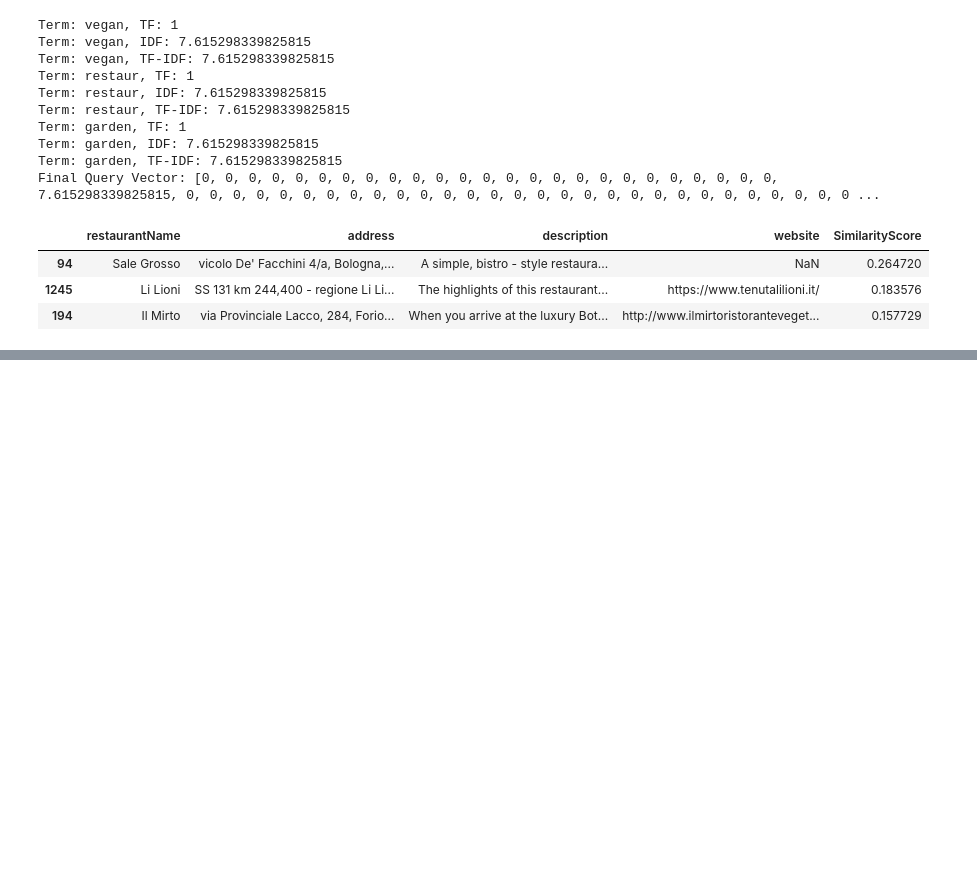
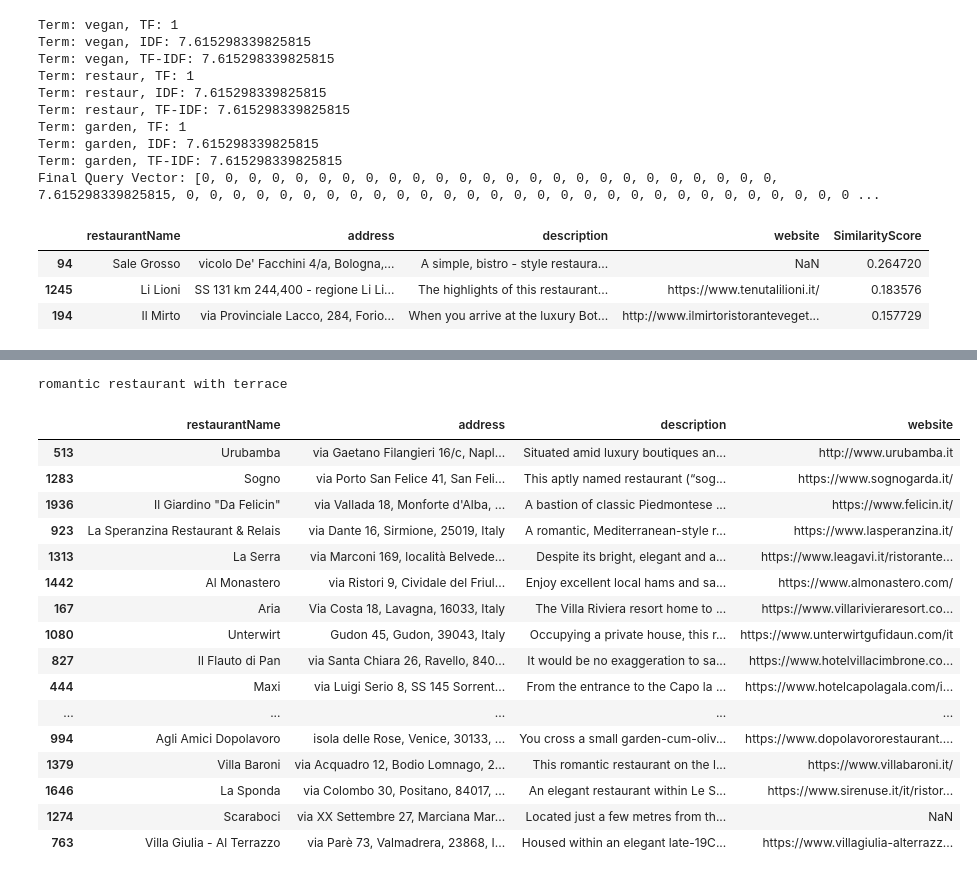
Before and after one commit to saifali03/ADM_HW3, a Jupyter notebook: main.ipynb, the cells around one changed output, grey strips where cells are left out. Cells and saved outputs as stored; diff of their text form; code cells hidden in the pictures; blank space fills up the shorter version.

```diff
--- a/main.ipynb
+++ b/main.ipynb
@@ -732,0 +782,21 @@ Final Query Vector: [0, 0, 0, 0, 0, 0, 0, 0, 0, 0, 0, 0, 0, 0, 0, 0, 0, 0, 0, 0,
+# %%
+conjuntive_query('romantic restaurant with terrace', vocabulary, inverted_index)
+# %% [output]
+romantic restaurant with terrace
+|  | restaurantName | address | description | website |
+| 513 | Urubamba | via Gaetano Filangieri 16/c, Napl... | Situated amid luxury boutiques an... | http://www.urubamba.it |
+| 1283 | Sogno | via Porto San Felice 41, San Feli... | This aptly named restaurant (“sog... | https://www.sognogarda.it/ |
+| 1936 | Il Giardino "Da Felicin" | via Vallada 18, Monforte d'Alba, ... | A bastion of classic Piedmontese ... | https://www.felicin.it/ |
+| 923 | La Speranzina Restaurant & Relais | via Dante 16, Sirmione, 25019, Italy | A romantic, Mediterranean-style r... | https://www.lasperanzina.it/ |
+| 1313 | La Serra | via Marconi 169, località Belvede... | Despite its bright, elegant and a... | https://www.leagavi.it/ristorante... |
+| 1442 | Al Monastero | via Ristori 9, Cividale del Friul... | Enjoy excellent local hams and sa... | https://www.almonastero.com/ |
+| 167 | Aria | Via Costa 18, Lavagna, 16033, Italy | The Villa Riviera resort home to ... | https://www.villarivieraresort.co... |
+| 1080 | Unterwirt | Gudon 45, Gudon, 39043, Italy | Occupying a private house, this r... | https://www.unterwirtgufidaun.com/it |
+| 827 | Il Flauto di Pan | via Santa Chiara 26, Ravello, 840... | It would be no exaggeration to sa... | https://www.hotelvillacimbrone.co... |
+| 444 | Maxi | via Luigi Serio 8, SS 145 Sorrent... | From the entrance to the Capo la ... | https://www.hotelcapolagala.com/i... |
+| ... | ... | ... | ... | ... |
+| 994 | Agli Amici Dopolavoro | isola delle Rose, Venice, 30133, ... | You cross a small garden-cum-oliv... | https://www.dopolavororestaurant.... |
+| 1379 | Villa Baroni | via Acquadro 12, Bodio Lomnago, 2... | This romantic restaurant on the l... | https://www.villabaroni.it/ |
+| 1646 | La Sponda | via Colombo 30, Positano, 84017, ... | An elegant restaurant within Le S... | https://www.sirenuse.it/it/ristor... |
+| 1274 | Scaraboci | via XX Settembre 27, Marciana Mar... | Located just a few metres from th... | NaN |
+| 763 | Villa Giulia - Al Terrazzo | via Parè 73, Valmadrera, 23868, I... | Housed within an elegant late-19C... | https://www.villagiulia-alterrazz... |
```
Also changed, not shown: parts of 8 cells of this notebook.
